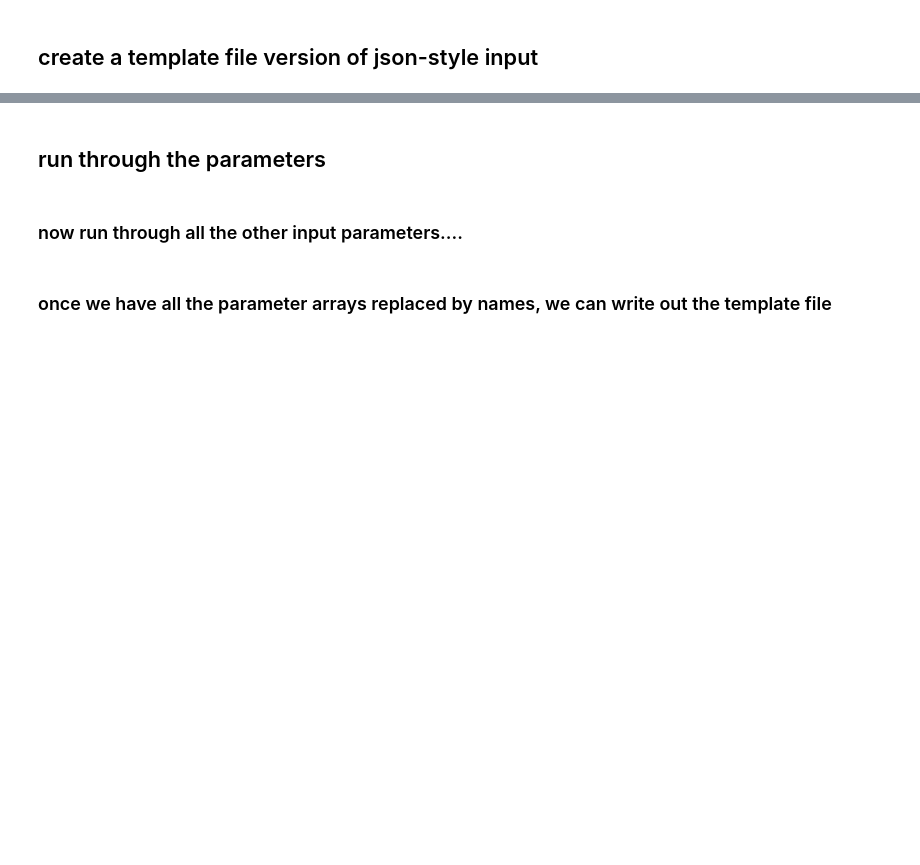
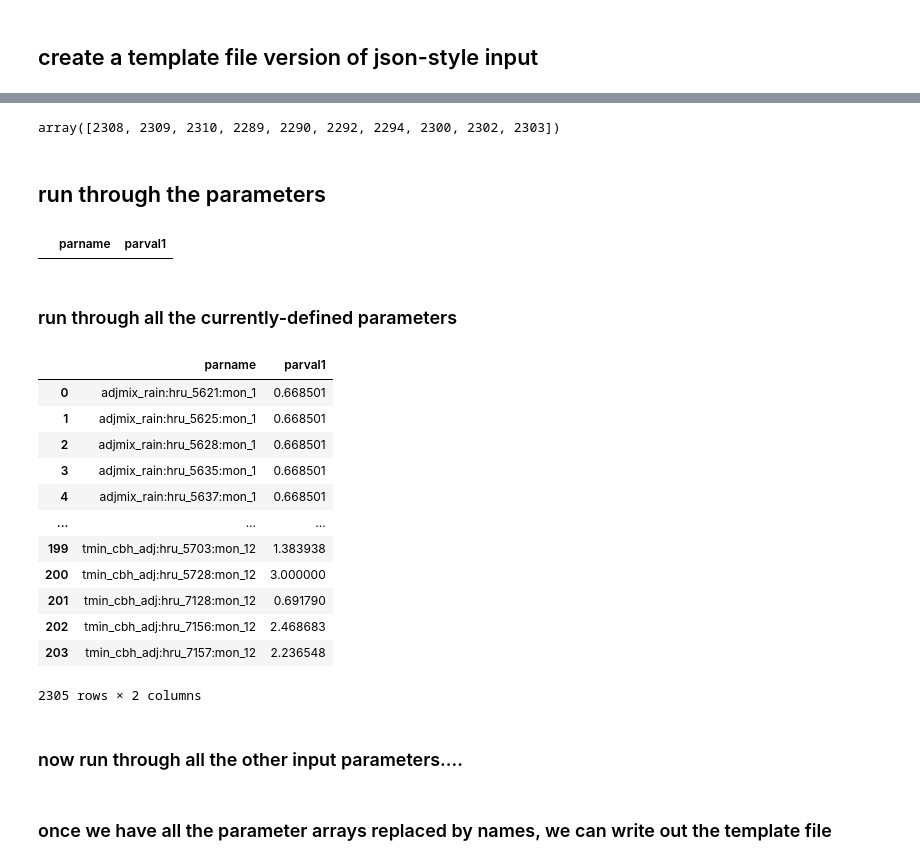
Before and after one commit to ahaj/nhm_pestpp_20240510, a Jupyter notebook: notebooks/set_up_PEST++.ipynb, the cells around one changed output, grey strips where cells are left out. Cells and saved outputs as stored; diff of their text form; code cells hidden in the pictures; blank space fills up the shorter version.

Commit message:
PEST++ parameterization script and example notebook

```diff
--- a/notebooks/set_up_PEST++.ipynb
+++ b/notebooks/set_up_PEST++.ipynb
@@ -25,7 +28,7 @@ def write_to_json_tpl(pars, json_filename):
 wkdir = pl('../NHM_extractions/20230110_pois_haj/01473000/')
 # %%
 # read in the oldskool parameter file as nested dictionaries (whatup json?)
-pardat = pynhm.PrmsParameters.load(wkdir / "myparam.param")
+pardat = pywatershed.parameters.PrmsParameters.load(wkdir / "myparam.param")
 # %%
 pars = pardat.parameters
 # %%
@@ -41,2 +68,7 @@ hrus
+# %%
+segs = pars['nhm_seg']
+segs
+# %% [output]
+array([2308, 2309, 2310, 2289, 2290, 2292, 2294, 2300, 2302, 2303])
 # %% [markdown]
 ## run through the parameters
@@ -57,3 +75,8 @@ adjmix_rain_pars = np.array(adjmix_rain_pars)
-# %%
-# reset the pars entry to contain the strings rather than the numerical inputs
-pars['adjmix_rain'] = adjmix_rain_pars
+# %%
+par_starting_vals = pd.DataFrame(columns=['parname','parval1'])
+# %%
+par_starting_vals
+# %% [output]
+|  | parname | parval1 |
+# %% [markdown]
+### run through all the currently-defined parameters
@@ -60,3 +137,19 @@ pars['adjmix_rain'] = adjmix_rain_pars
+# %%
+par_starting_vals
+# %% [output]
+|  | parname | parval1 |
+| 0 | adjmix_rain:hru_5621:mon_1 | 0.668501 |
+| 1 | adjmix_rain:hru_5625:mon_1 | 0.668501 |
+| 2 | adjmix_rain:hru_5628:mon_1 | 0.668501 |
+| 3 | adjmix_rain:hru_5635:mon_1 | 0.668501 |
+| 4 | adjmix_rain:hru_5637:mon_1 | 0.668501 |
+| ... | ... | ... |
+| 199 | tmin_cbh_adj:hru_5703:mon_12 | 1.383938 |
+| 200 | tmin_cbh_adj:hru_5728:mon_12 | 3.000000 |
+| 201 | tmin_cbh_adj:hru_7128:mon_12 | 0.691790 |
+| 202 | tmin_cbh_adj:hru_7156:mon_12 | 2.468683 |
+| 203 | tmin_cbh_adj:hru_7157:mon_12 | 2.236548 |
+2305 rows × 2 columns
 # %% [markdown]
 ### now run through all the other input parameters....
 # %% [markdown]
```
Also changed, not shown: parts of 8 cells of this notebook, 1 other file.
